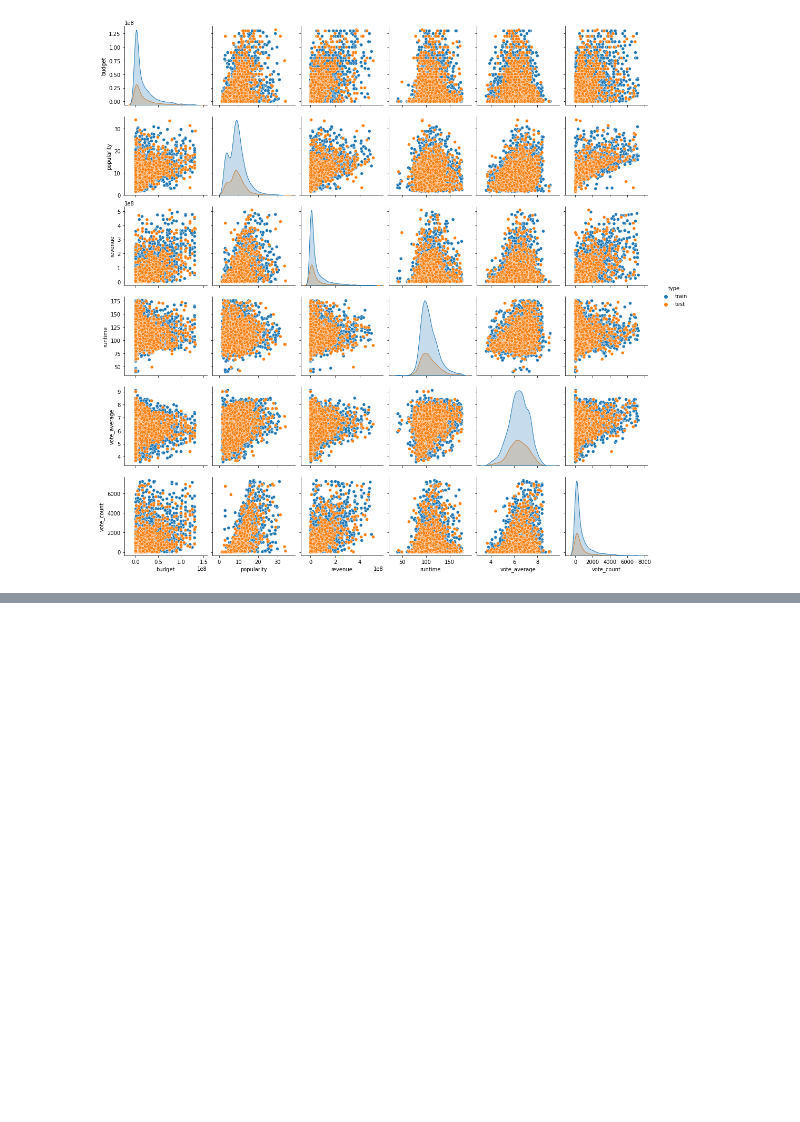
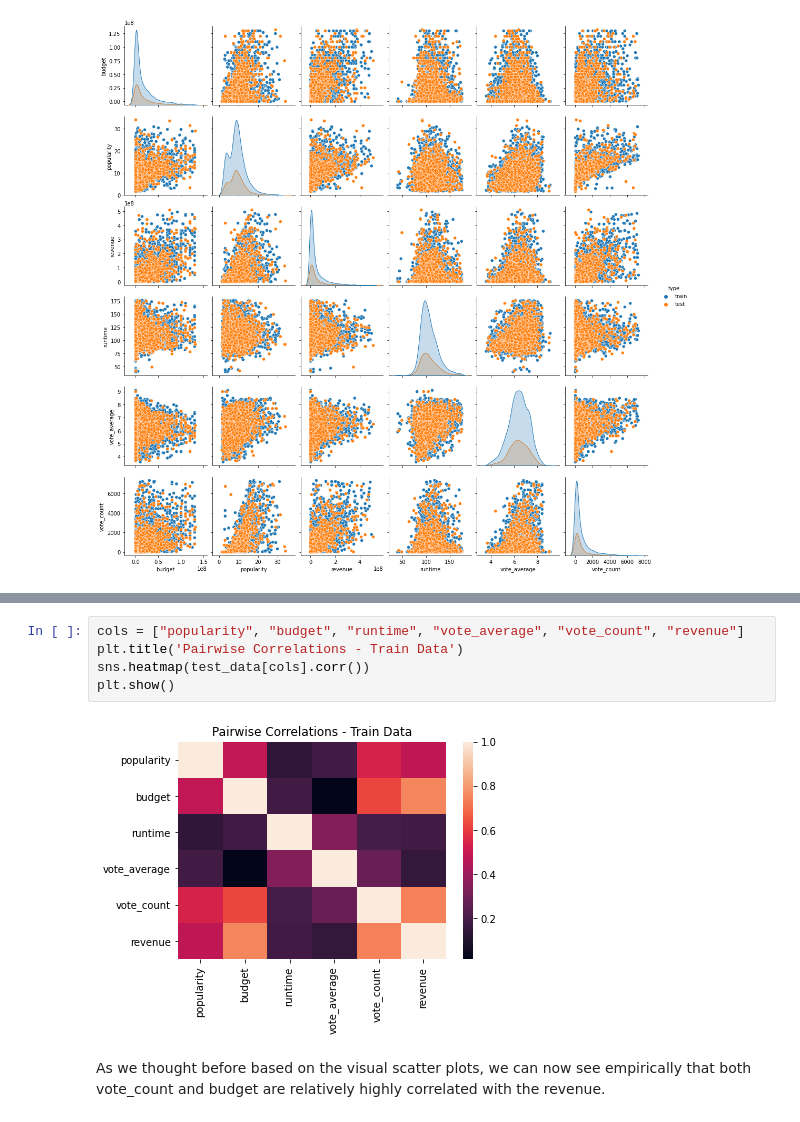
Before and after one commit to OmerShubi/Movie-Revenue-Prediction, a Jupyter notebook: report.ipynb, the cells around one changed output, grey strips where cells are left out. Cells and saved outputs as stored; diff of their text form; blank space fills up the shorter version.

```diff
--- a/report.ipynb
+++ b/report.ipynb
@@ -337,3 +341,12 @@ plt.show()
+# %%
+cols = ["popularity", "budget", "runtime", "vote_average", "vote_count", "revenue"]
+plt.title('Pairwise Correlations - Train Data')
+sns.heatmap(test_data[cols].corr())
+plt.show()
+# %% [output]
+[figure, added]
+# %% [markdown]
+As we thought before based on the visual scatter plots, we can now see empirically that both vote_count and budget are relatively highly correlated with the revenue.
 # %% [markdown]
 ## Feature Engineering
 
```
Also changed, not shown: parts of 10 cells of this notebook.
